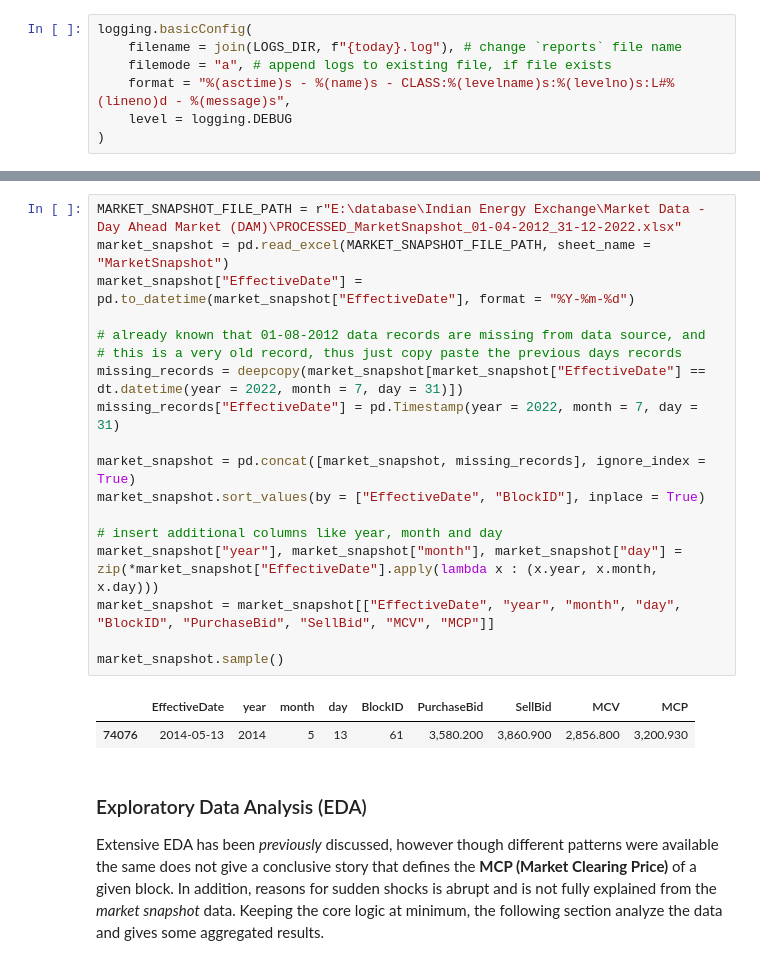
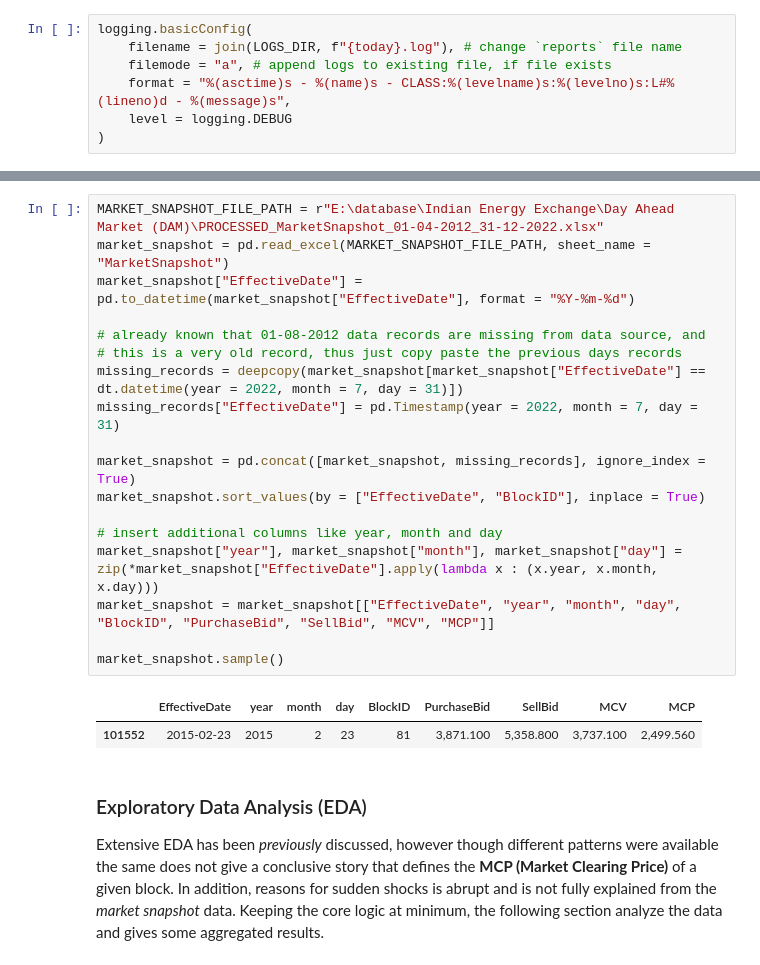
Before and after one commit to neuralNOD/nn-core, a Jupyter notebook: notebooks/Basic LSTM Approach to Predict MCP using Univariate Approach.ipynb, the cells around one changed output, grey strips where cells are left out. Saved outputs shown, nothing was run; the diff lists cells and outputs as text.

```diff
--- a/notebooks/Basic LSTM Approach to Predict MCP using Univariate Approach.ipynb
+++ b/notebooks/Basic LSTM Approach to Predict MCP using Univariate Approach.ipynb
@@ -194,26 +194,26 @@ A typical machine learning project revolves around six important stages (as avai
 
 ![ML Life Cycle](https://docs.aws.amazon.com/wellarchitected/latest/machine-learning-lens/images/ml-lifecycle.png)
 # %%
-MARKET_SNAPSHOT_FILE_PATH = r"E:\database\Indian Energy Exchange\Market Data - Day Ahead Market (DAM)\PROCESSED_MarketSnapshot_01-04-2012_31-12-2022.xlsx"
+MARKET_SNAPSHOT_FILE_PATH = r"E:\database\Indian Energy Exchange\Day Ahead Market (DAM)\PROCESSED_MarketSnapshot_01-04-2012_31-12-2022.xlsx"
 market_snapshot = pd.read_excel(MARKET_SNAPSHOT_FILE_PATH, sheet_name = "MarketSnapshot")
 market_snapshot["EffectiveDate"] = pd.to_datetime(market_snapshot["EffectiveDate"], format = "%Y-%m-%d")
 
 # already known that 01-08-2012 data records are missing from data source, and
 # this is a very old record, thus just copy paste the previous days records
 missing_records = deepcopy(market_snapshot[market_snapshot["EffectiveDate"] == dt.datetime(year = 2022, month = 7, day = 31)])
 missing_records["EffectiveDate"] = pd.Timestamp(year = 2022, month = 7, day = 31)
 
 market_snapshot = pd.concat([market_snapshot, missing_records], ignore_index = True)
 market_snapshot.sort_values(by = ["EffectiveDate", "BlockID"], inplace = True)
 
 # insert additional columns like year, month and day
 market_snapshot["year"], market_snapshot["month"], market_snapshot["day"] = zip(*market_snapshot["EffectiveDate"].apply(lambda x : (x.year, x.month, x.day)))
 market_snapshot = market_snapshot[["EffectiveDate", "year", "month", "day", "BlockID", "PurchaseBid", "SellBid", "MCV", "MCP"]]
 
 market_snapshot.sample()
 # %% [output]
 |  | EffectiveDate | year | month | day | BlockID | PurchaseBid | SellBid | MCV | MCP |
-| 74076 | 2014-05-13 | 2014 | 5 | 13 | 61 | 3,580.200 | 3,860.900 | 2,856.800 | 3,200.930 |
+| 101552 | 2015-02-23 | 2015 | 2 | 23 | 81 | 3,871.100 | 5,358.800 | 3,737.100 | 2,499.560 |
 # %% [markdown]
 ### Exploratory Data Analysis (EDA)
 
```
Also changed, not shown: parts of 17 cells of this notebook, 1 other file.
